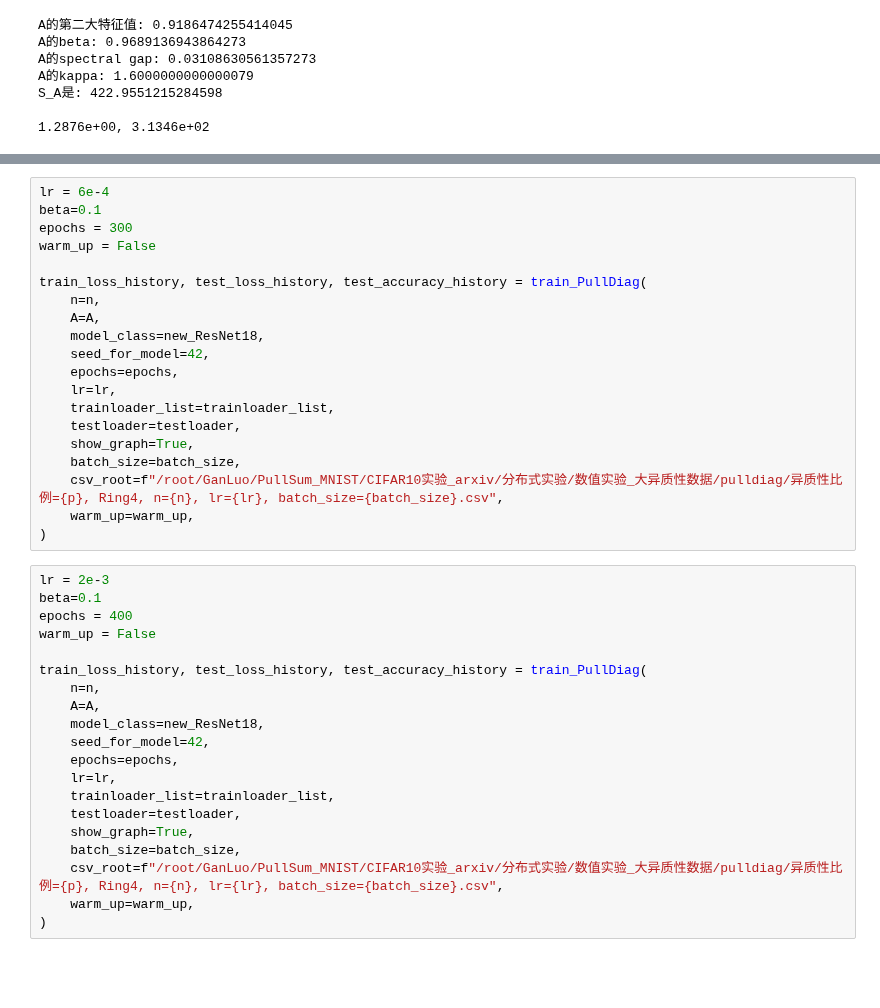
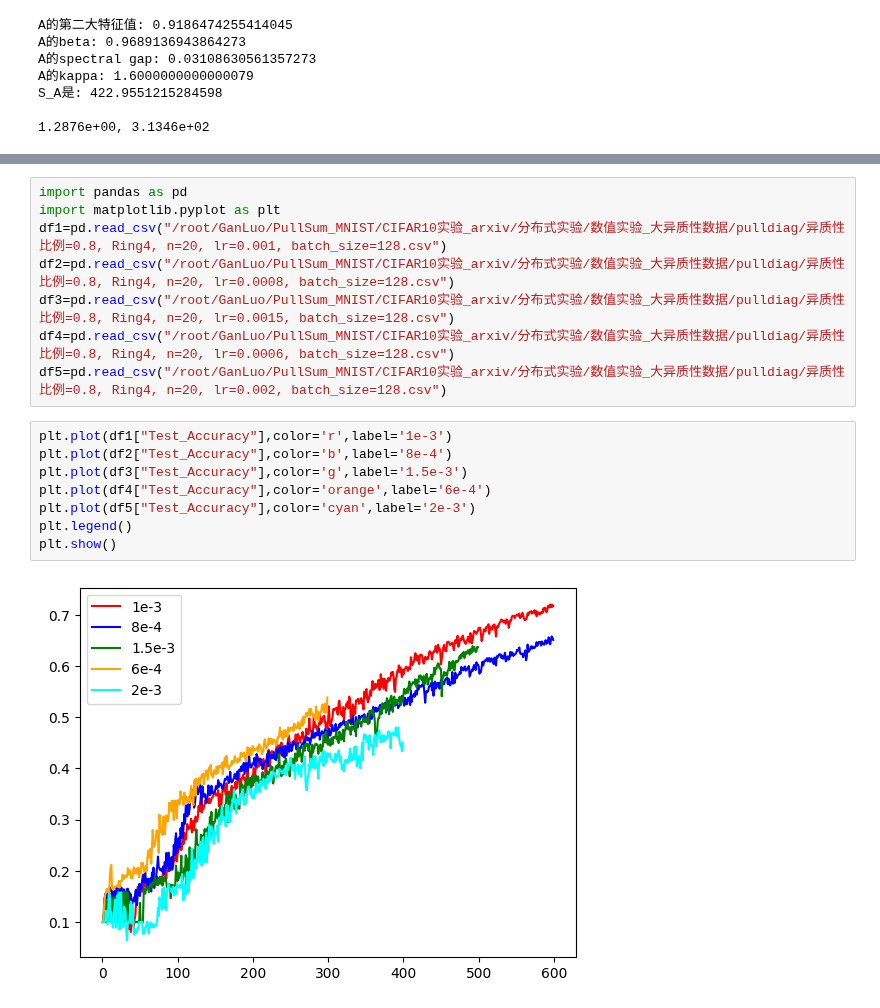
Before and after one commit to Luoxiaogan/PullSum_MNIST, a Jupyter notebook: CIFAR10实验_arxiv/分布式实验/main.ipynb, the cells around one changed output, grey strips where cells are left out. Cells and saved outputs as stored; diff of their text form; blank space fills up the shorter version.

```diff
--- a/CIFAR10实验_arxiv/分布式实验/main.ipynb
+++ b/CIFAR10实验_arxiv/分布式实验/main.ipynb
@@ -129,40 +66,18 @@ train_loss_history, test_loss_history, test_accuracy_history = train_PullDiag(
-# %%
-lr = 6e-4
-beta=0.1
-epochs = 300
-warm_up = False
-
-train_loss_history, test_loss_history, test_accuracy_history = train_PullDiag(
-    n=n,
-    A=A,
-    model_class=new_ResNet18,
-    seed_for_model=42,
-    epochs=epochs,
-    lr=lr,
-    trainloader_list=trainloader_list,
-    testloader=testloader,
-    show_graph=True,
-    batch_size=batch_size,
-    csv_root=f"/root/GanLuo/PullSum_MNIST/CIFAR10实验_arxiv/分布式实验/数值实验_大异质性数据/pulldiag/异质性比例={p}, Ring4, n={n}, lr={lr}, batch_size={batch_size}.csv",
-    warm_up=warm_up,
-)
-# %%
-lr = 2e-3
-beta=0.1
-epochs = 400
-warm_up = False
-
-train_loss_history, test_loss_history, test_accuracy_history = train_PullDiag(
-    n=n,
-    A=A,
-    model_class=new_ResNet18,
-    seed_for_model=42,
-    epochs=epochs,
-    lr=lr,
-    trainloader_list=trainloader_list,
-    testloader=testloader,
-    show_graph=True,
-    batch_size=batch_size,
-    csv_root=f"/root/GanLuo/PullSum_MNIST/CIFAR10实验_arxiv/分布式实验/数值实验_大异质性数据/pulldiag/异质性比例={p}, Ring4, n={n}, lr={lr}, batch_size={batch_size}.csv",
-    warm_up=warm_up,
-)
+# %%
+import pandas as pd
+import matplotlib.pyplot as plt
+df1=pd.read_csv("/root/GanLuo/PullSum_MNIST/CIFAR10实验_arxiv/分布式实验/数值实验_大异质性数据/pulldiag/异质性比例=0.8, Ring4, n=20, lr=0.001, batch_size=128.csv")
+df2=pd.read_csv("/root/GanLuo/PullSum_MNIST/CIFAR10实验_arxiv/分布式实验/数值实验_大异质性数据/pulldiag/异质性比例=0.8, Ring4, n=20, lr=0.0008, batch_size=128.csv")
+df3=pd.read_csv("/root/GanLuo/PullSum_MNIST/CIFAR10实验_arxiv/分布式实验/数值实验_大异质性数据/pulldiag/异质性比例=0.8, Ring4, n=20, lr=0.0015, batch_size=128.csv")
+df4=pd.read_csv("/root/GanLuo/PullSum_MNIST/CIFAR10实验_arxiv/分布式实验/数值实验_大异质性数据/pulldiag/异质性比例=0.8, Ring4, n=20, lr=0.0006, batch_size=128.csv")
+df5=pd.read_csv("/root/GanLuo/PullSum_MNIST/CIFAR10实验_arxiv/分布式实验/数值实验_大异质性数据/pulldiag/异质性比例=0.8, Ring4, n=20, lr=0.002, batch_size=128.csv")
+# %%
+plt.plot(df1["Test_Accuracy"],color='r',label='1e-3')
+plt.plot(df2["Test_Accuracy"],color='b',label='8e-4')
+plt.plot(df3["Test_Accuracy"],color='g',label='1.5e-3')
+plt.plot(df4["Test_Accuracy"],color='orange',label='6e-4')
+plt.plot(df5["Test_Accuracy"],color='cyan',label='2e-3')
+plt.legend()
+plt.show()
+# %% [output]
+[figure, added]
```
Also changed, not shown: parts of 9 cells of this notebook, 7 other files.
